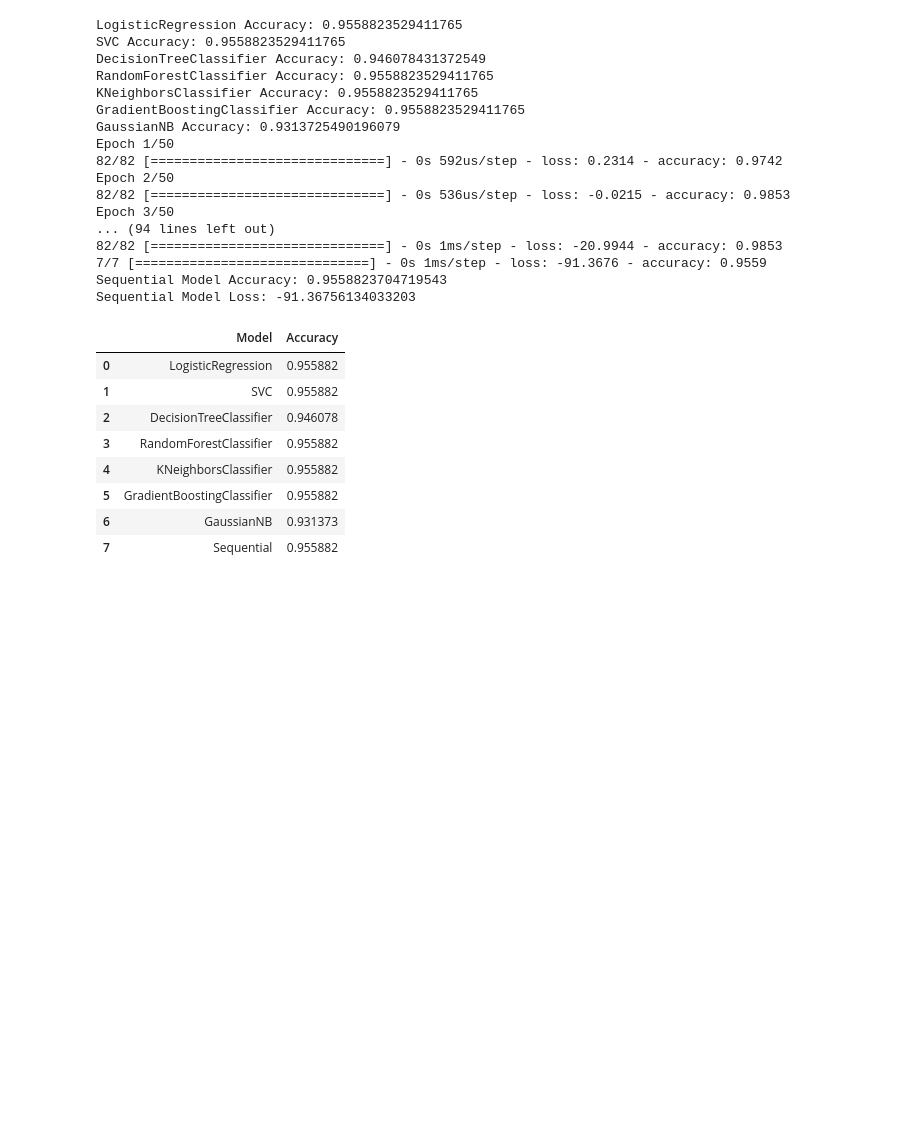
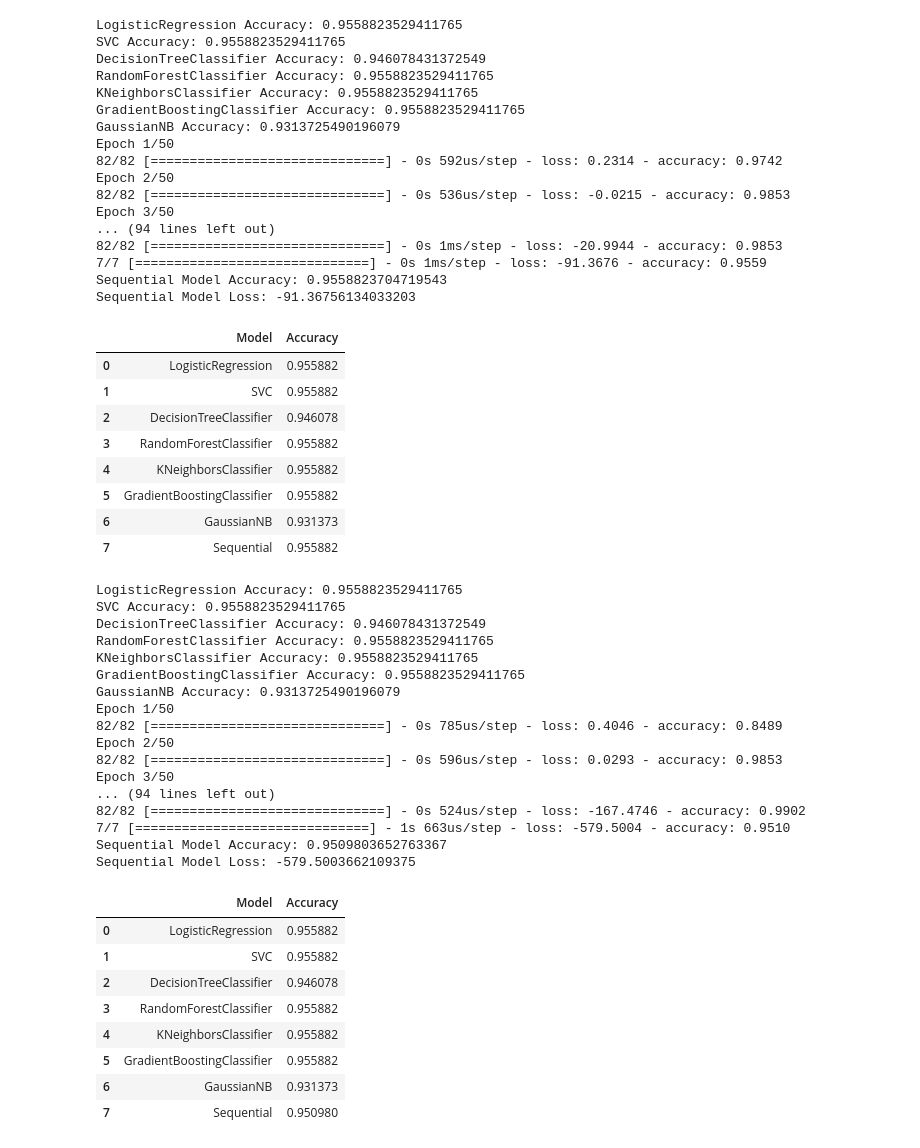
Before and after one commit to MaukanMir/Wine-Classifier, a Jupyter notebook: training.ipynb, the cells around one changed output. Drawn from its saved outputs; the diff is of its cells as text; code cells hidden in the pictures; blank space fills up the shorter version.

```diff
--- a/training.ipynb
+++ b/training.ipynb
@@ -249,3 +249,40 @@ Sequential Model Loss: -91.36756134033203
 | 5 | GradientBoostingClassifier | 0.955882 |
 | 6 | GaussianNB | 0.931373 |
 | 7 | Sequential | 0.955882 |
+# %%
+X, y = df.drop("quality", axis=1), df["quality"]
+X_train, X_test, y_train_encoded, y_test_encoded = train_test_split(X, y, test_size=0.2, random_state=42)
+
+scaler = StandardScaler()
+
+X_train_scaled, X_test_scaled = scaler.fit_transform(X_train), scaler.transform(X_test)
+
+models = run_all_models(X_train_scaled, X_test_scaled, y_train_encoded, y_test_encoded)
+models
+# %% [output]
+LogisticRegression Accuracy: 0.9558823529411765
+SVC Accuracy: 0.9558823529411765
+DecisionTreeClassifier Accuracy: 0.946078431372549
+RandomForestClassifier Accuracy: 0.9558823529411765
+KNeighborsClassifier Accuracy: 0.9558823529411765
+GradientBoostingClassifier Accuracy: 0.9558823529411765
+GaussianNB Accuracy: 0.9313725490196079
+Epoch 1/50
+82/82 [==============================] - 0s 785us/step - loss: 0.4046 - accuracy: 0.8489
+Epoch 2/50
+82/82 [==============================] - 0s 596us/step - loss: 0.0293 - accuracy: 0.9853
+Epoch 3/50
+... (94 lines left out)
+82/82 [==============================] - 0s 524us/step - loss: -167.4746 - accuracy: 0.9902
+7/7 [==============================] - 1s 663us/step - loss: -579.5004 - accuracy: 0.9510
+Sequential Model Accuracy: 0.9509803652763367
+Sequential Model Loss: -579.5003662109375
+|  | Model | Accuracy |
+| 0 | LogisticRegression | 0.955882 |
+| 1 | SVC | 0.955882 |
+| 2 | DecisionTreeClassifier | 0.946078 |
+| 3 | RandomForestClassifier | 0.955882 |
+| 4 | KNeighborsClassifier | 0.955882 |
+| 5 | GradientBoostingClassifier | 0.955882 |
+| 6 | GaussianNB | 0.931373 |
+| 7 | Sequential | 0.950980 |
```
